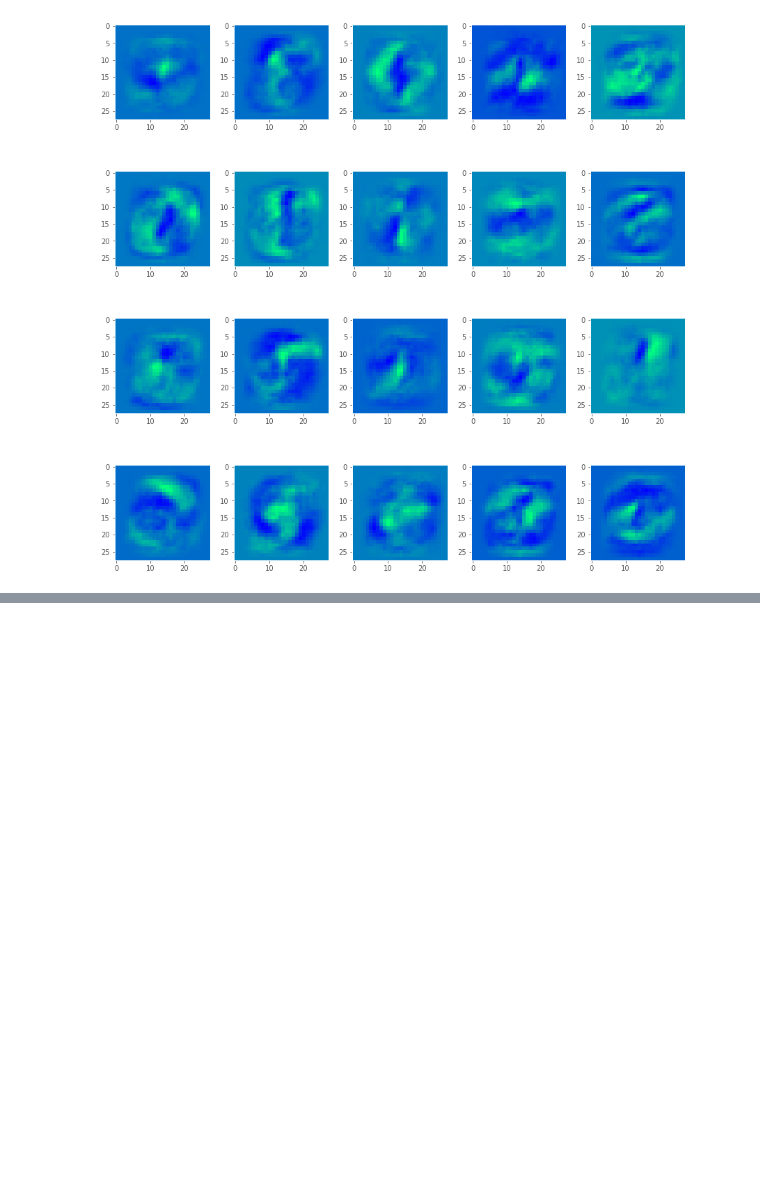
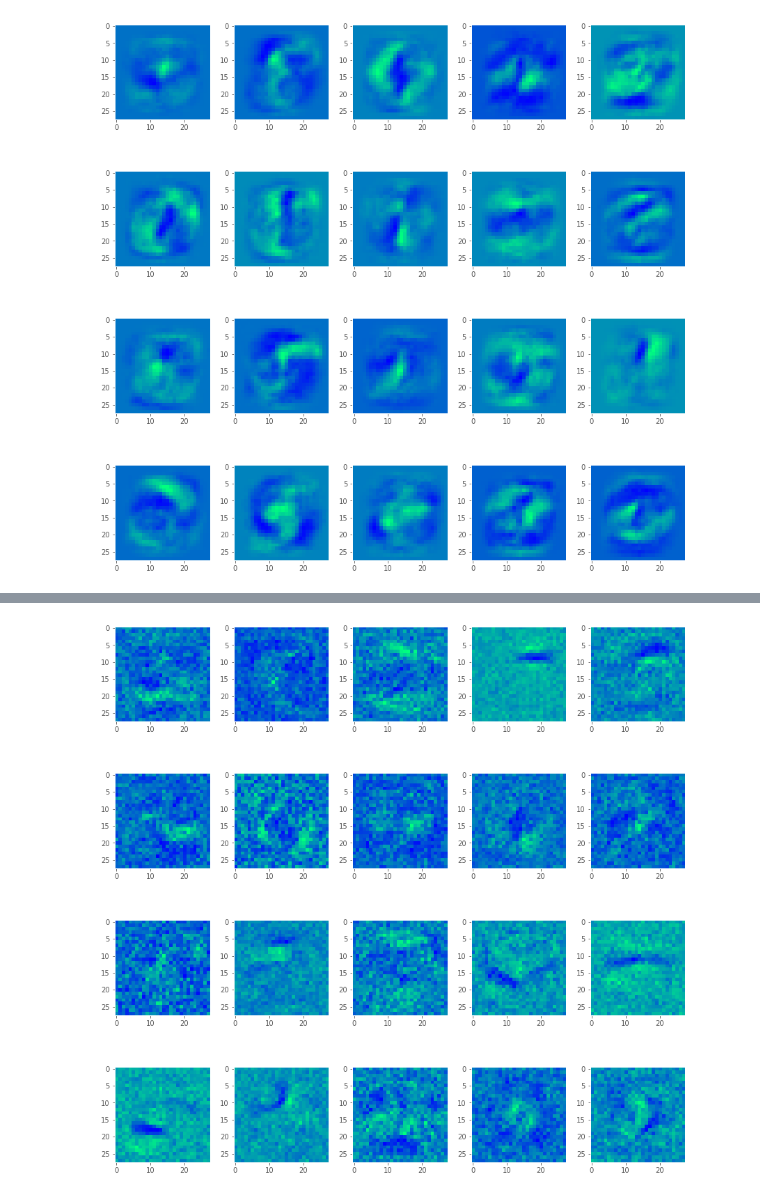
Before and after one commit to madrury/mnist-dropout, a Jupyter notebook: mnist-dropout.ipynb, the cells around one changed output, grey strips where cells are left out. Cells and saved outputs as stored; diff of their text form; code cells hidden in the pictures; blank space fills up the shorter version.

```diff
--- a/mnist-dropout.ipynb
+++ b/mnist-dropout.ipynb
@@ -287,0 +354,10 @@ plt.tight_layout()
+# %%
+fig, axs = plt.subplots(4, 5, figsize=(12, 12))
+
+for idx, ax in enumerate(axs.flatten()):
+    plot_hidden_layer_weights(ax, idx)
+
+remove_grid_lines(axs)
+plt.tight_layout()
+# %% [output]
+[figure, added]
```
Also changed, not shown: parts of 8 cells of this notebook.
